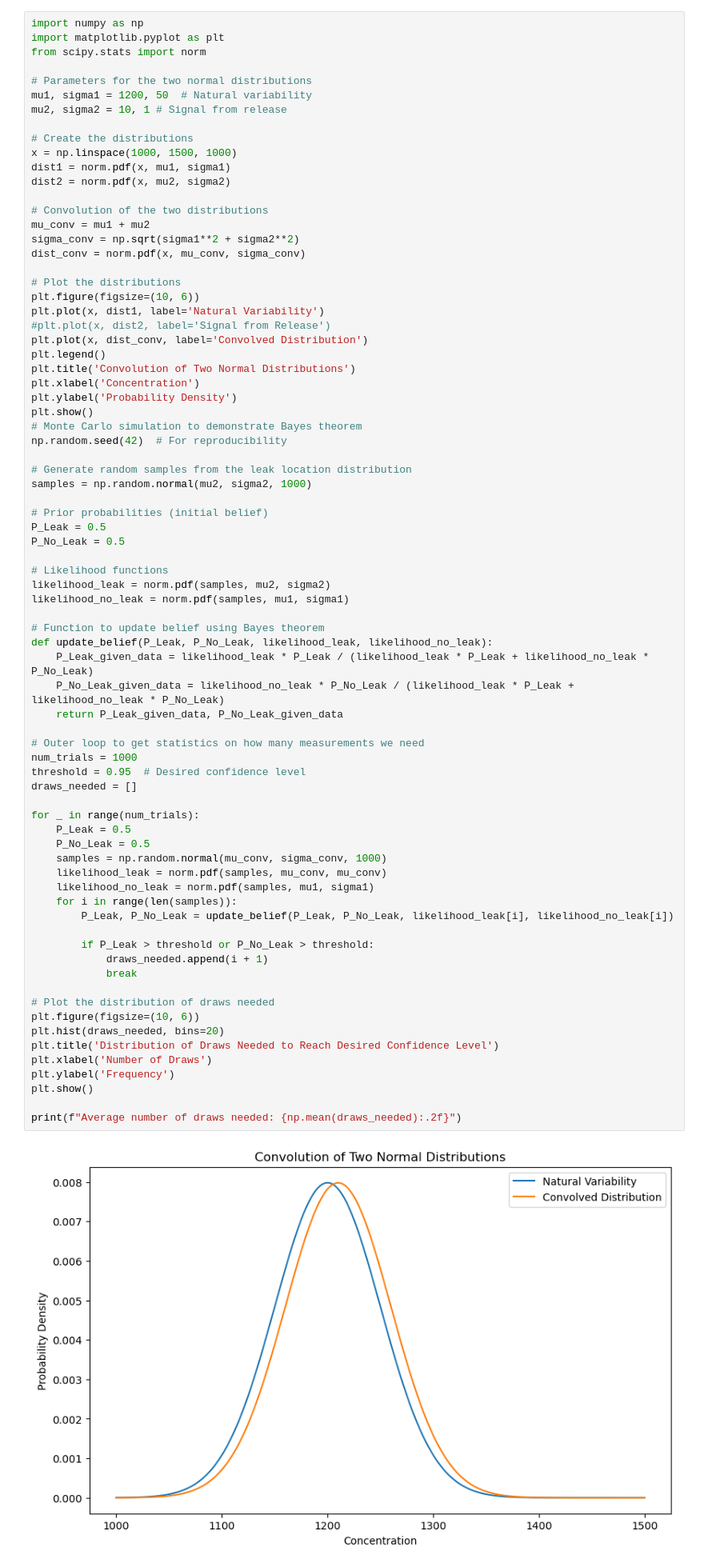
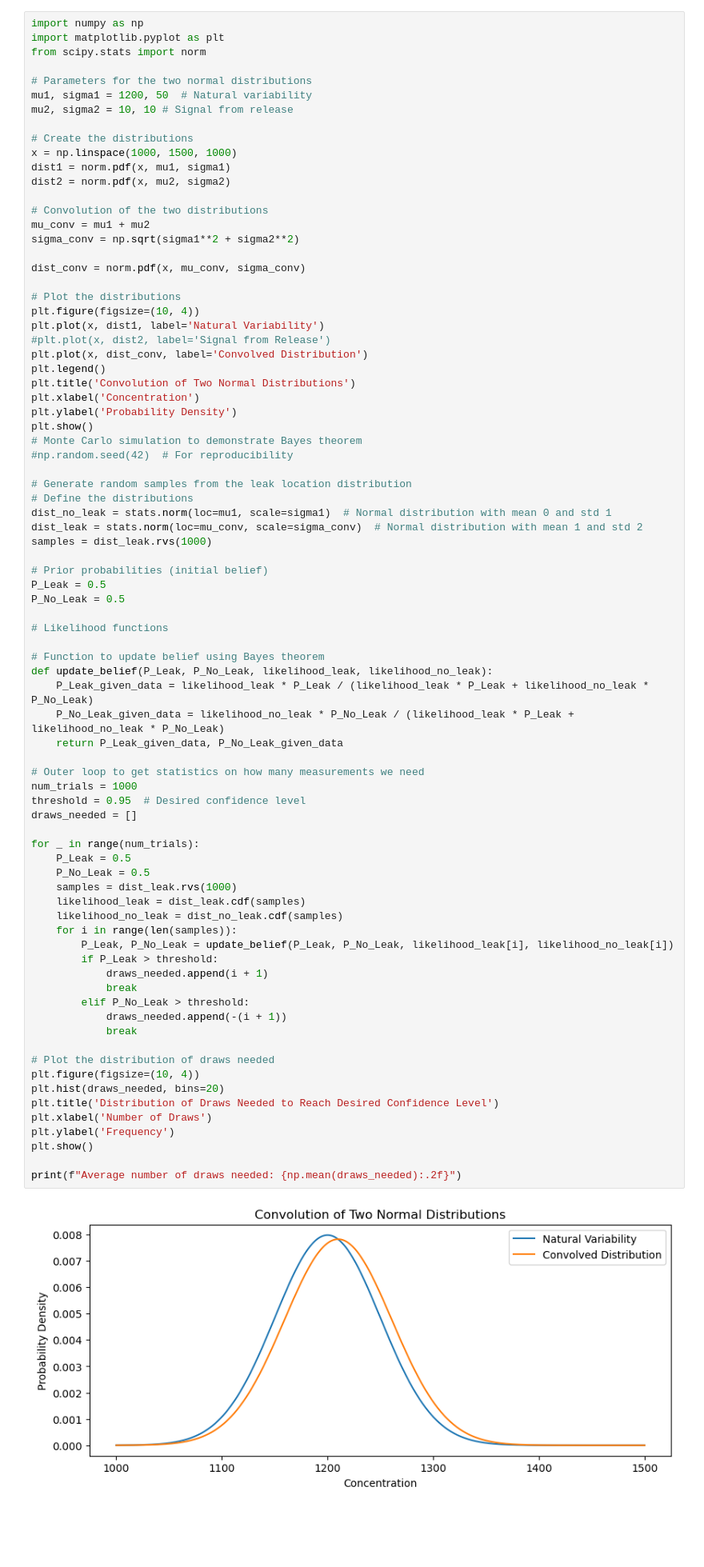
Before and after one commit to galendal/model_prepare, a Jupyter notebook: modelling_demo.ipynb, the cells around one changed output. Shown: that part at 80% size. Drawn from its saved outputs; the diff is of its cells as text; blank space fills up the shorter version.

```diff
--- a/modelling_demo.ipynb
+++ b/modelling_demo.ipynb
@@ -614,7 +614,7 @@ from scipy.stats import norm
 
 # Parameters for the two normal distributions
 mu1, sigma1 = 1200, 50  # Natural variability
-mu2, sigma2 = 10, 1 # Signal from release
+mu2, sigma2 = 10, 10 # Signal from release
 
 # Create the distributions
 x = np.linspace(1000, 1500, 1000)
@@ -624,10 +624,11 @@ dist2 = norm.pdf(x, mu2, sigma2)
 # Convolution of the two distributions
 mu_conv = mu1 + mu2
 sigma_conv = np.sqrt(sigma1**2 + sigma2**2)
+
 dist_conv = norm.pdf(x, mu_conv, sigma_conv)
 
 # Plot the distributions
-plt.figure(figsize=(10, 6))
+plt.figure(figsize=(10, 4))
 plt.plot(x, dist1, label='Natural Variability')
 #plt.plot(x, dist2, label='Signal from Release')
 plt.plot(x, dist_conv, label='Convolved Distribution')
@@ -637,51 +638,54 @@ plt.xlabel('Concentration')
 plt.ylabel('Probability Density')
 plt.show()
 # Monte Carlo simulation to demonstrate Bayes theorem
-np.random.seed(42)  # For reproducibility
+#np.random.seed(42)  # For reproducibility
 
 # Generate random samples from the leak location distribution
-samples = np.random.normal(mu2, sigma2, 1000)
+# Define the distributions
+dist_no_leak = stats.norm(loc=mu1, scale=sigma1)  # Normal distribution with mean 0 and std 1
+dist_leak = stats.norm(loc=mu_conv, scale=sigma_conv)  # Normal distribution with mean 1 and std 2
+samples = dist_leak.rvs(1000)
 
 # Prior probabilities (initial belief)
 P_Leak = 0.5
 P_No_Leak = 0.5
 
 # Likelihood functions
-likelihood_leak = norm.pdf(samples, mu2, sigma2)
-likelihood_no_leak = norm.pdf(samples, mu1, sigma1)
 
 # Function to update belief using Bayes theorem
 def update_belief(P_Leak, P_No_Leak, likelihood_leak, likelihood_no_leak):
     P_Leak_given_data = likelihood_leak * P_Leak / (likelihood_leak * P_Leak + likelihood_no_leak * P_No_Leak)
     P_No_Leak_given_data = likelihood_no_leak * P_No_Leak / (likelihood_leak * P_Leak + likelihood_no_leak * P_No_Leak)
     return P_Leak_given_data, P_No_Leak_given_data
 
 # Outer loop to get statistics on how many measurements we need
 num_trials = 1000
 threshold = 0.95  # Desired confidence level
 draws_needed = []
 
 for _ in range(num_trials):
     P_Leak = 0.5
     P_No_Leak = 0.5
-    samples = np.random.normal(mu_conv, sigma_conv, 1000)
-    likelihood_leak = norm.pdf(samples, mu_conv, mu_conv)
-    likelihood_no_leak = norm.pdf(samples, mu1, sigma1)
+    samples = dist_leak.rvs(1000)
+    likelihood_leak = dist_leak.cdf(samples)
+    likelihood_no_leak = dist_no_leak.cdf(samples)
     for i in range(len(samples)):
         P_Leak, P_No_Leak = update_belief(P_Leak, P_No_Leak, likelihood_leak[i], likelihood_no_leak[i])
-
-        if P_Leak > threshold or P_No_Leak > threshold:
+        if P_Leak > threshold:
             draws_needed.append(i + 1)
+            break
+        elif P_No_Leak > threshold:
+            draws_needed.append(-(i + 1))
             break
 
 # Plot the distribution of draws needed
-plt.figure(figsize=(10, 6))
+plt.figure(figsize=(10, 4))
 plt.hist(draws_needed, bins=20)
 plt.title('Distribution of Draws Needed to Reach Desired Confidence Level')
 plt.xlabel('Number of Draws')
 plt.ylabel('Frequency')
 plt.show()
 
 print(f"Average number of draws needed: {np.mean(draws_needed):.2f}")
 # %% [output]
-[figure, old version]
+[figure, new version]
```
Also changed, not shown: parts of 2 cells of this notebook.
